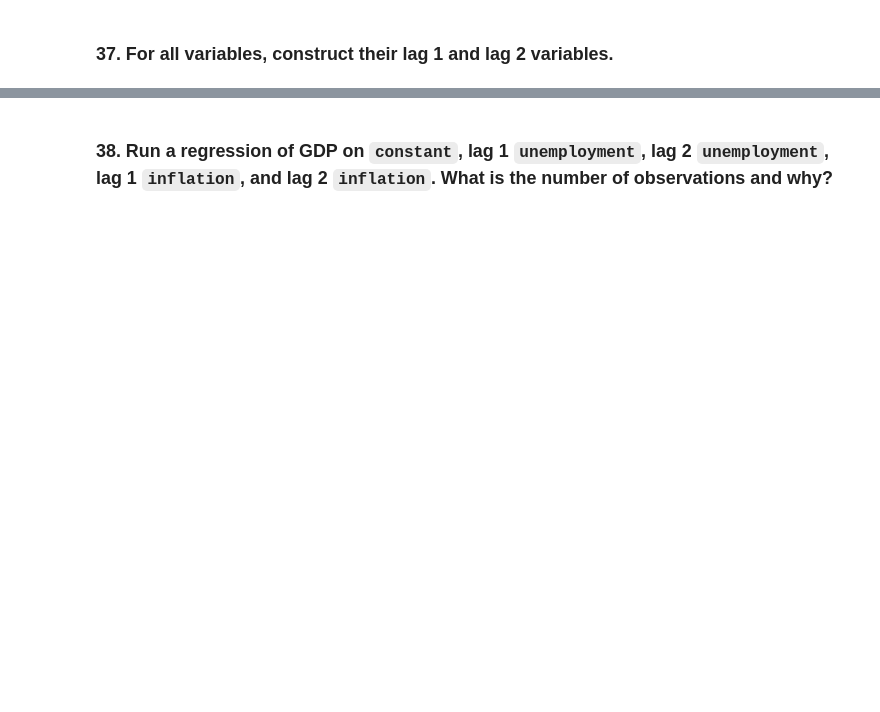
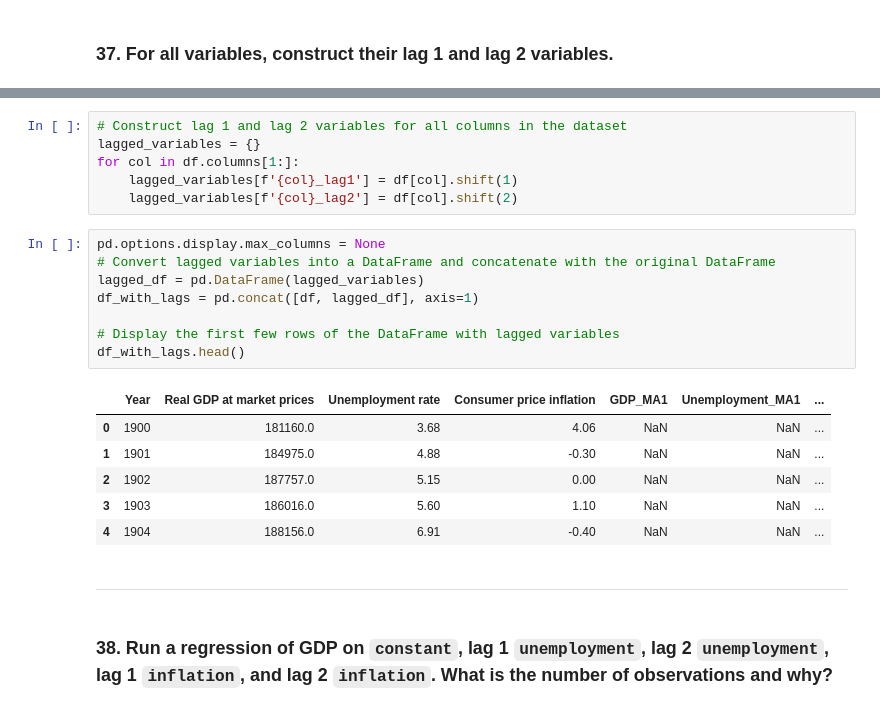
Before and after one commit to AX-Berglund/Econometrics-Analysis-Project, a Jupyter notebook: notebooks/time_series_data.ipynb, the cells around one changed output, grey strips where cells are left out. Saved outputs shown, nothing was run; the diff lists cells and outputs as text; blank space fills up the shorter version.

```diff
--- a/notebooks/time_series_data.ipynb
+++ b/notebooks/time_series_data.ipynb
@@ -123,2 +486,25 @@ In model selection, this principle is applied using information criteria like th
+# %%
+# Construct lag 1 and lag 2 variables for all columns in the dataset
+lagged_variables = {}
+for col in df.columns[1:]:
+    lagged_variables[f'{col}_lag1'] = df[col].shift(1)
+    lagged_variables[f'{col}_lag2'] = df[col].shift(2)
+# %%
+pd.options.display.max_columns = None
+# Convert lagged variables into a DataFrame and concatenate with the original DataFrame
+lagged_df = pd.DataFrame(lagged_variables)
+df_with_lags = pd.concat([df, lagged_df], axis=1)
+
+# Display the first few rows of the DataFrame with lagged variables
+df_with_lags.head()
+# %% [output]
+|  | Year | Real GDP at market prices | Unemployment rate | Consumer price inflation | GDP_MA1 | Unemployment_MA1 | ... |
+| 0 | 1900 | 181160.0 | 3.68 | 4.06 | NaN | NaN | ... |
+| 1 | 1901 | 184975.0 | 4.88 | -0.30 | NaN | NaN | ... |
+| 2 | 1902 | 187757.0 | 5.15 | 0.00 | NaN | NaN | ... |
+| 3 | 1903 | 186016.0 | 5.60 | 1.10 | NaN | NaN | ... |
+| 4 | 1904 | 188156.0 | 6.91 | -0.40 | NaN | NaN | ... |
+# %% [markdown]
+---
 # %% [markdown]
 ### 38. Run a regression of GDP on `constant`, lag 1 `unemployment`, lag 2 `unemployment`, lag 1 `inflation`, and lag 2 `inflation`. What is the number of observations and why?
```
Also changed, not shown: parts of 49 cells of this notebook.
